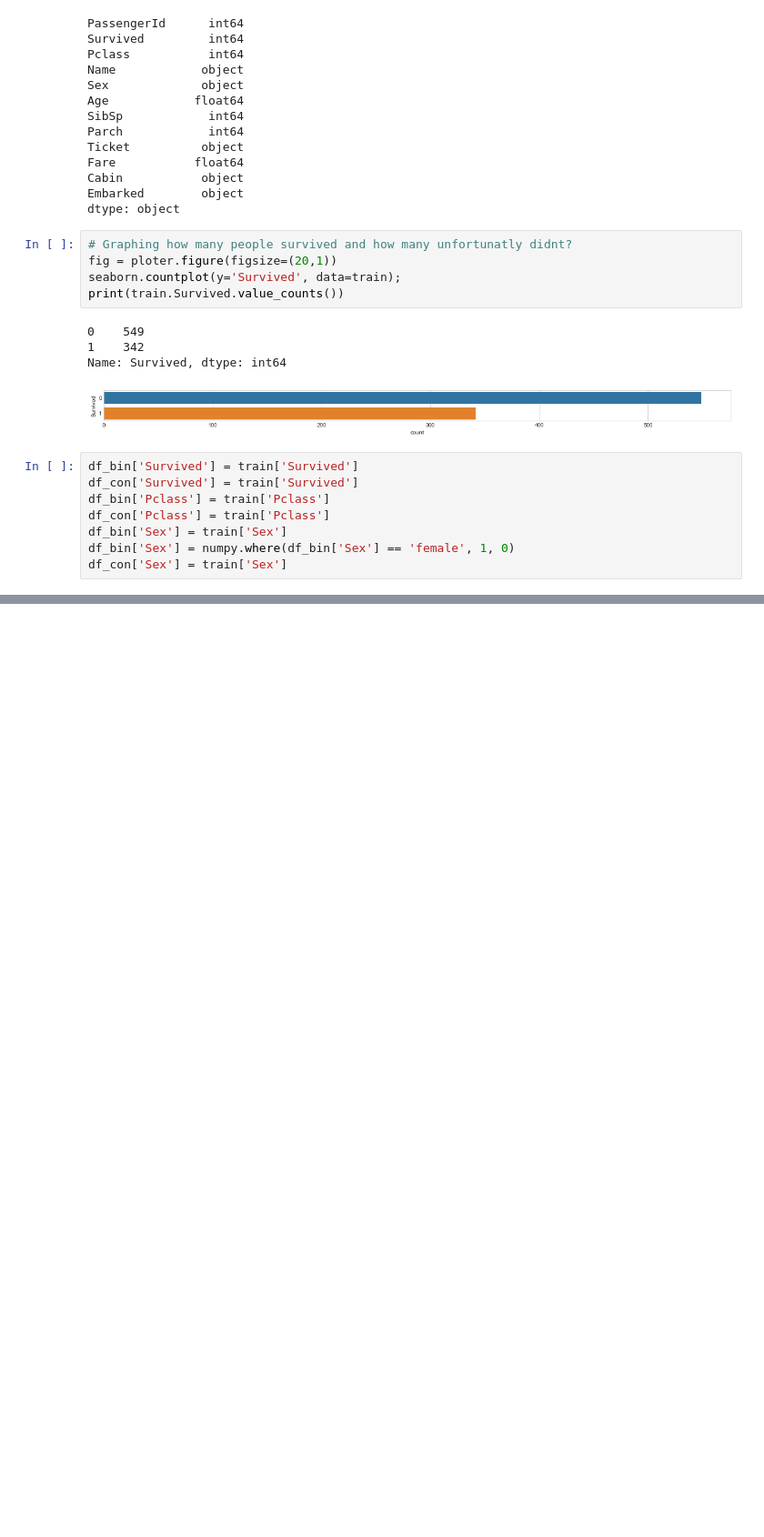
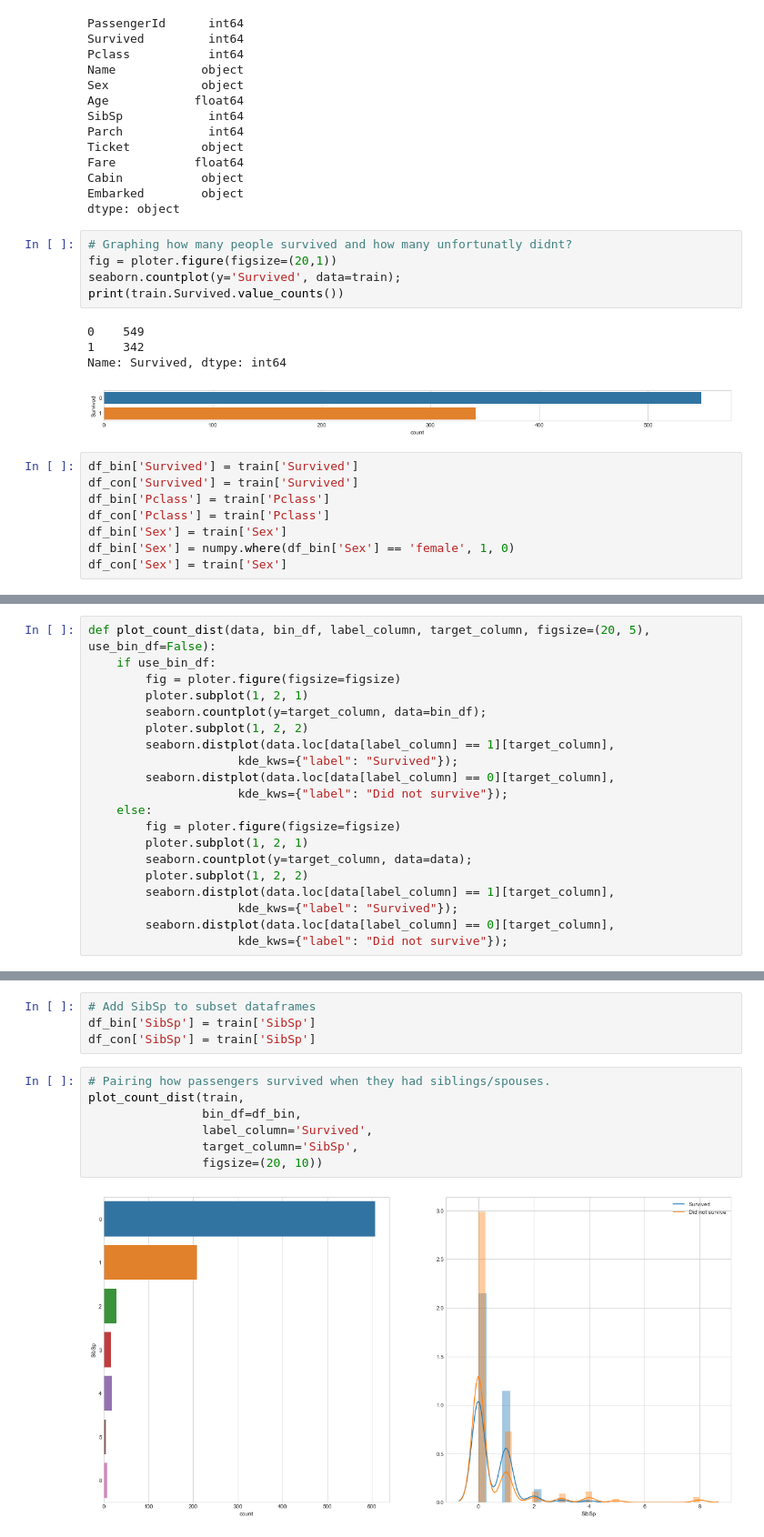
Before and after one commit to ethantilley/Kaggle-Titanic, a Jupyter notebook: Titanic-Survival-Predictor.ipynb, the cells around one changed output, grey strips where cells are left out. Shown at 91% size. Drawn from its saved outputs; the diff is of its cells as text; blank space fills up the shorter version.

Commit message:
Finished up analysis of data and setting up dataframes. Moved on to making the ML model (testing accuracy of certain algorithims for best results)

```diff
--- a/Titanic-Survival-Predictor.ipynb
+++ b/Titanic-Survival-Predictor.ipynb
@@ -127,0 +131,20 @@ seaborn.distplot(df_bin.loc[df_bin['Survived'] == 0]['Sex'], kde_kws={'label': '
+# %%
+def plot_count_dist(data, bin_df, label_column, target_column, figsize=(20, 5), use_bin_df=False):
+    if use_bin_df:
+        fig = ploter.figure(figsize=figsize)
+        ploter.subplot(1, 2, 1)
+        seaborn.countplot(y=target_column, data=bin_df);
+        ploter.subplot(1, 2, 2)
+        seaborn.distplot(data.loc[data[label_column] == 1][target_column],
+                     kde_kws={"label": "Survived"});
+        seaborn.distplot(data.loc[data[label_column] == 0][target_column],
+                     kde_kws={"label": "Did not survive"});
+    else:
+        fig = ploter.figure(figsize=figsize)
+        ploter.subplot(1, 2, 1)
+        seaborn.countplot(y=target_column, data=data);
+        ploter.subplot(1, 2, 2)
+        seaborn.distplot(data.loc[data[label_column] == 1][target_column],
+                     kde_kws={"label": "Survived"});
+        seaborn.distplot(data.loc[data[label_column] == 0][target_column],
+                     kde_kws={"label": "Did not survive"});
@@ -127,0 +172,13 @@ seaborn.distplot(df_bin.loc[df_bin['Survived'] == 0]['Sex'], kde_kws={'label': '
+# %%
+# Add SibSp to subset dataframes
+df_bin['SibSp'] = train['SibSp']
+df_con['SibSp'] = train['SibSp']
+# %%
+# Pairing how passengers survived when they had siblings/spouses.
+plot_count_dist(train,
+                bin_df=df_bin,
+                label_column='Survived',
+                target_column='SibSp',
+                figsize=(20, 10))
+# %% [output]
+[figure, added]
```
Also changed, not shown: parts of 46 cells of this notebook.
